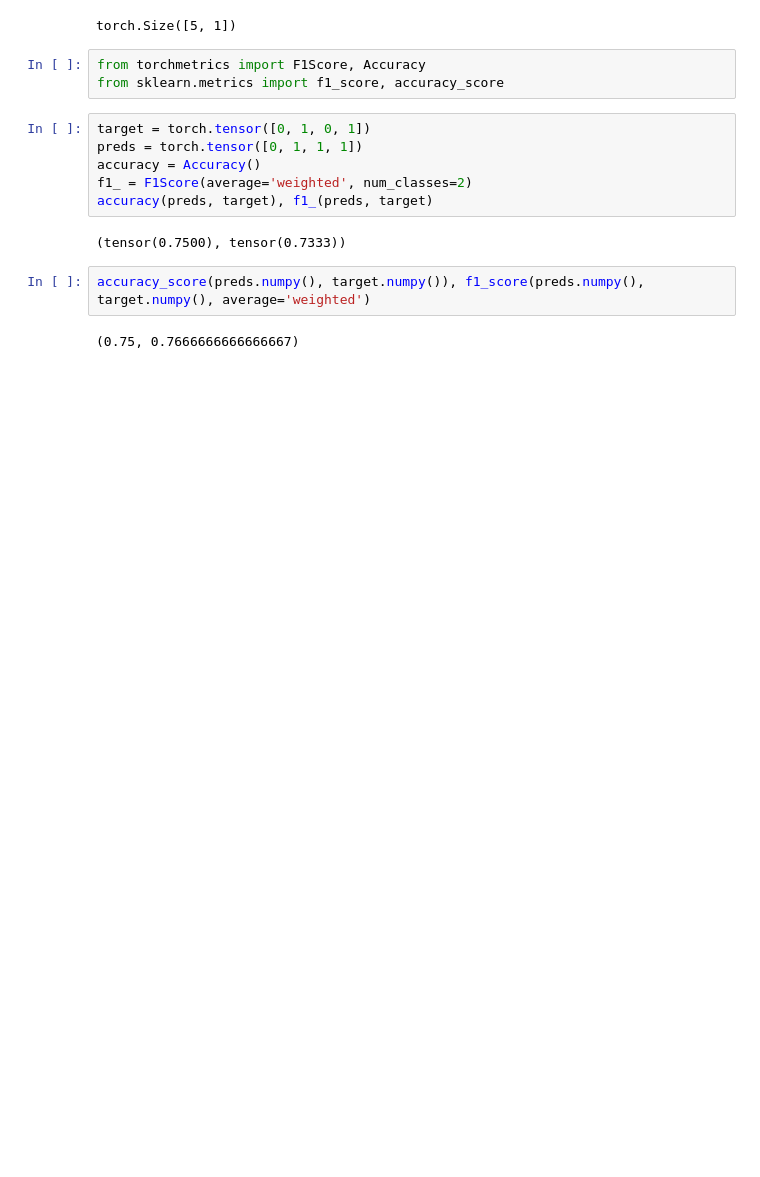
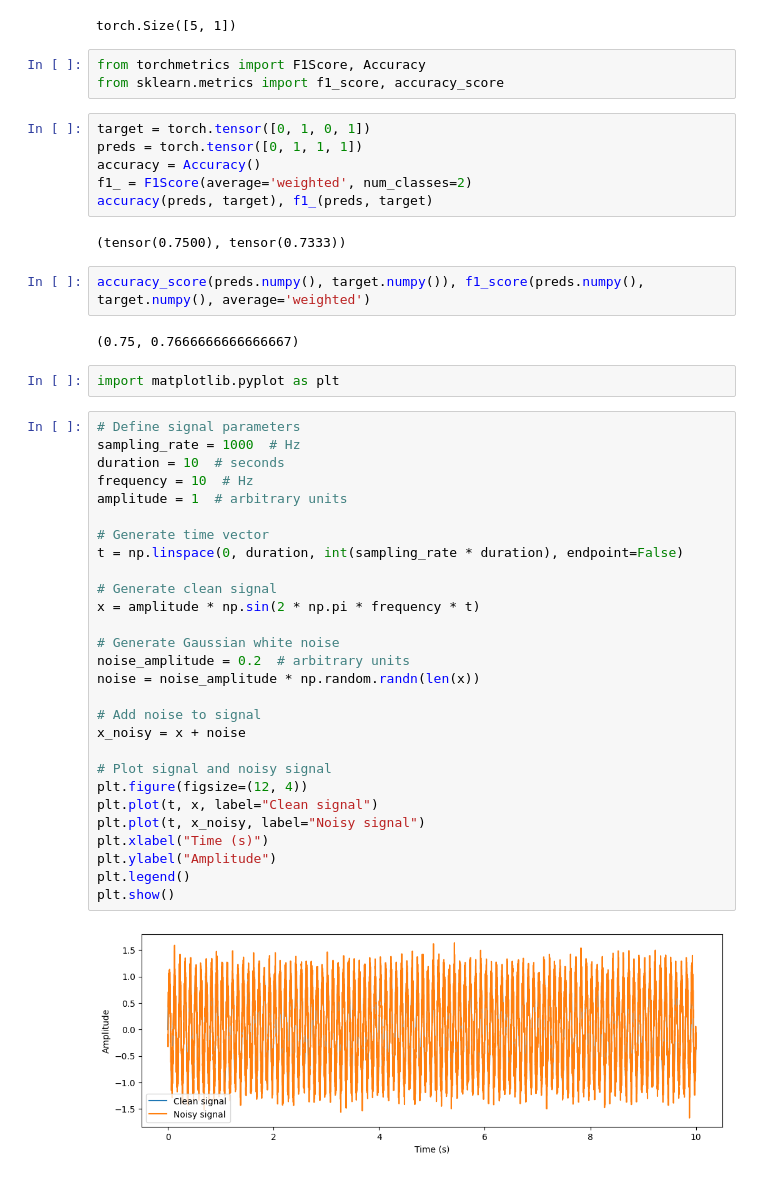
Before and after one commit to AlanConstantine/TPMER, a Jupyter notebook: test.ipynb, the cells around one changed output. Drawn from its saved outputs; the diff is of its cells as text; blank space fills up the shorter version.

```diff
--- a/test.ipynb
+++ b/test.ipynb
@@ -675,3 +678,35 @@ accuracy(preds, target), f1_(preds, target)
 accuracy_score(preds.numpy(), target.numpy()), f1_score(preds.numpy(), target.numpy(), average='weighted')
 # %% [output]
 (0.75, 0.7666666666666667)
+# %%
+import matplotlib.pyplot as plt
+# %%
+# Define signal parameters
+sampling_rate = 1000  # Hz
+duration = 10  # seconds
+frequency = 10  # Hz
+amplitude = 1  # arbitrary units
+
+# Generate time vector
+t = np.linspace(0, duration, int(sampling_rate * duration), endpoint=False)
+
+# Generate clean signal
+x = amplitude * np.sin(2 * np.pi * frequency * t)
+
+# Generate Gaussian white noise
+noise_amplitude = 0.2  # arbitrary units
+noise = noise_amplitude * np.random.randn(len(x))
+
+# Add noise to signal
+x_noisy = x + noise
+
+# Plot signal and noisy signal
+plt.figure(figsize=(12, 4))
+plt.plot(t, x, label="Clean signal")
+plt.plot(t, x_noisy, label="Noisy signal")
+plt.xlabel("Time (s)")
+plt.ylabel("Amplitude")
+plt.legend()
+plt.show()
+# %% [output]
+[figure, added]
```
Also changed, not shown: parts of 6 cells of this notebook, 7 other files.
